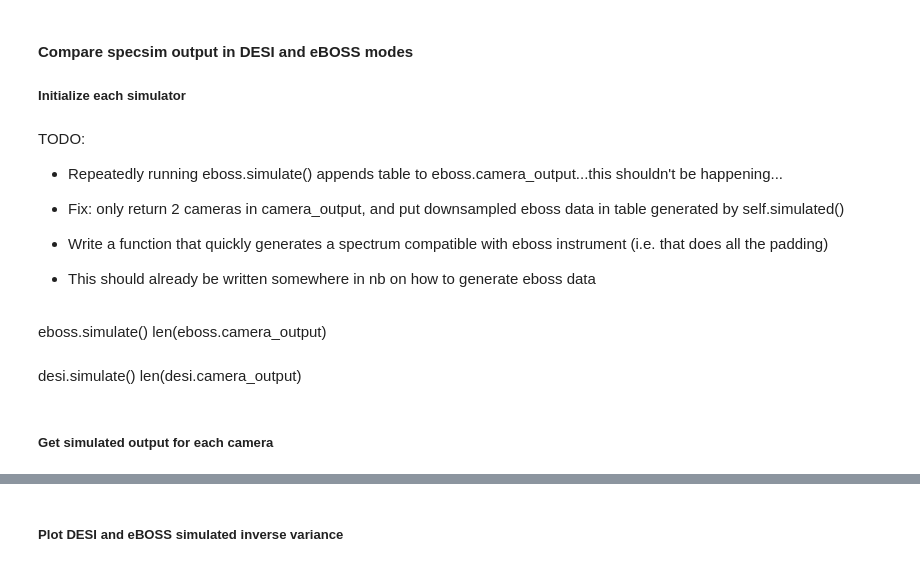
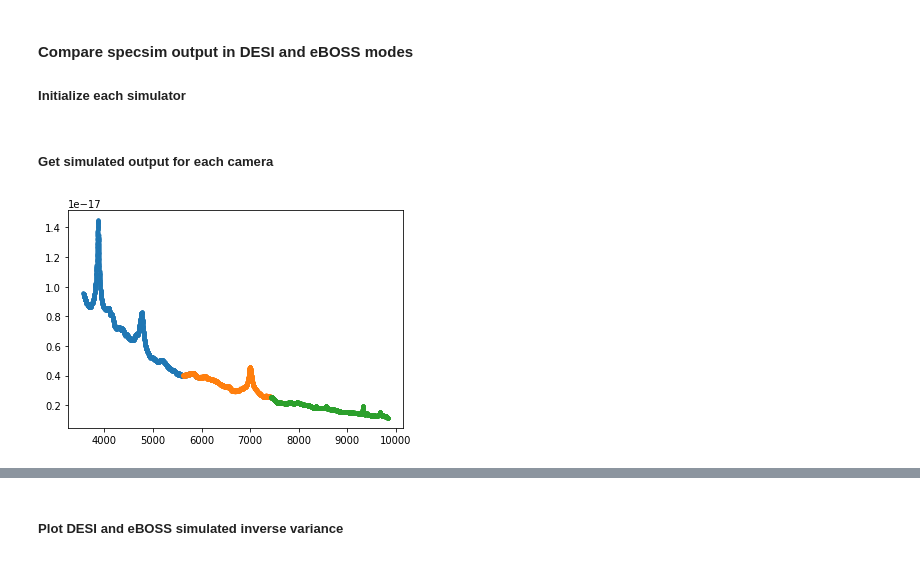
Before and after one commit to desihub/specsim, a Jupyter notebook: docs/nb/SimulatingeBOSS.ipynb, the cells around one changed output, grey strips where cells are left out. Saved outputs shown, nothing was run; the diff lists cells and outputs as text; code cells hidden in the pictures.

```diff
--- a/docs/nb/SimulatingeBOSS.ipynb
+++ b/docs/nb/SimulatingeBOSS.ipynb
@@ -19,19 +19,6 @@ from astropy.table import Table, vstack
 # %%
 desi = specsim.simulator.Simulator('desi', num_fibers=1, camera_output=True)
 eboss = specsim.simulator.Simulator('eboss', num_fibers=1, camera_output=True)
-# %% [markdown]
-TODO:
-- Repeatedly running eboss.simulate() appends table to eboss.camera_output...this shouldn't be happening...
-- Fix: only return 2 cameras in camera_output, and put downsampled eboss data in table generated by self.simulated()
-
-- Write a function that quickly generates a spectrum compatible with eboss instrument (i.e. that does all the padding)
-- This should already be written somewhere in nb on how to generate eboss data
-# %% [markdown]
-eboss.simulate()
-len(eboss.camera_output)
-# %% [markdown]
-desi.simulate()
-len(desi.camera_output)
 # %% [markdown]
 ##### Get simulated output for each camera
 # %%
@@ -49,3 +37,9 @@ def get_camera_output(simulator, seed=123, eboss=False):
 
 desi_g, desi_r, desi_z = get_camera_output(desi)
 eboss_b, eboss_r = get_camera_output(eboss, eboss=True)
+# %%
+plt.plot(desi_g['wavelength'], desi_g['observed_flux'], '.')
+plt.plot(desi_r['wavelength'], desi_r['observed_flux'], '.')
+plt.plot(desi_z['wavelength'], desi_z['observed_flux'], '.');
+# %% [output]
+[figure, added]
```
Also changed, not shown: parts of 6 cells of this notebook, 3 other files.
